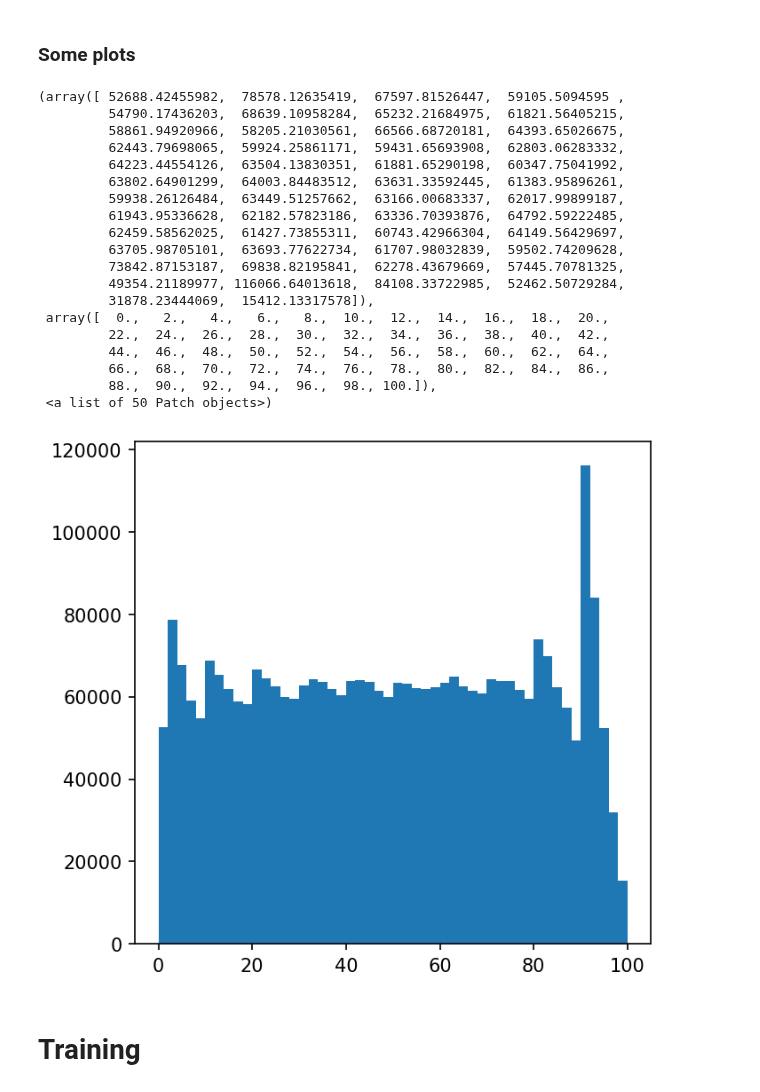
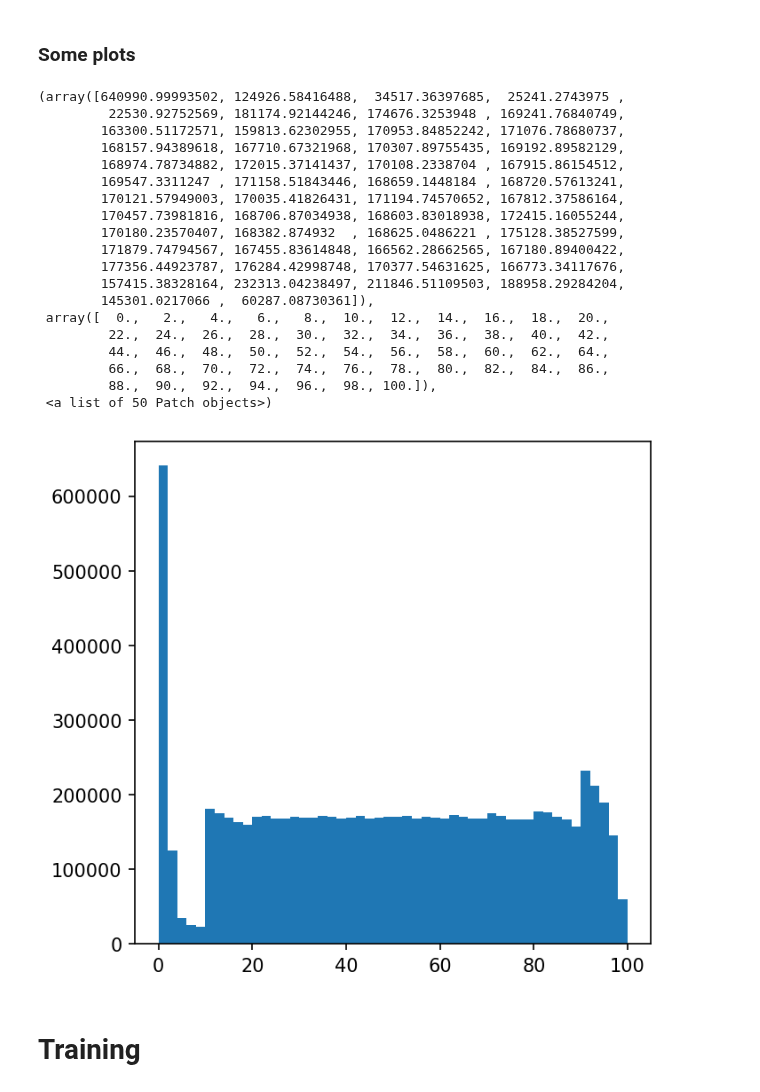
Before and after one commit to valsdav/DeepSuperCluster, a Jupyter notebook: Training/SimpleDNN_v12_allnew.ipynb, the cells around one changed output. Drawn from its saved outputs; the diff is of its cells as text; code cells hidden in the pictures.

```diff
--- a/Training/SimpleDNN_v12_allnew.ipynb
+++ b/Training/SimpleDNN_v12_allnew.ipynb
@@ -46,6 +46,7 @@ datas_ele = []
 
 i = 0
 for f in glob.glob(files_ele+"*.pkl"):
+    if i >25: continue
     d = pickle.load(open(f, "rb"))
     datas_ele.append(d[d.is_seed == False])
     i+=1
@@ -57,6 +58,7 @@ print("N events ele: ",len(data_ele))
 datas_gamma = []
 i = 0
 for f in glob.glob(files_gamma+"*.pkl"):
+    if i >25: continue
     d = pickle.load(open(f, "rb"))
     datas_gamma.append(d[d.is_seed==False])
     i+=1
@@ -237,28 +239,28 @@ X_train, X_val, y_train, y_val, w_train, w_val = train_test_split(X_scaled, y, w
 # %% [markdown]
 ### Some plots
 # %%
-plt.hist(data[data.in_scluster==True].et_seed, bins=50, weights=data[data.in_scluster==True].w, range=(0,100))
+plt.hist(data[data.in_scluster==False].et_seed, bins=50, weights=data[data.in_scluster==False].w, range=(0,100))
 # %% [output]
-(array([ 52688.42455982,  78578.12635419,  67597.81526447,  59105.5094595 ,
-         54790.17436203,  68639.10958284,  65232.21684975,  61821.56405215,
-         58861.94920966,  58205.21030561,  66566.68720181,  64393.65026675,
-         62443.79698065,  59924.25861171,  59431.65693908,  62803.06283332,
-         64223.44554126,  63504.13830351,  61881.65290198,  60347.75041992,
-         63802.64901299,  64003.84483512,  63631.33592445,  61383.95896261,
-         59938.26126484,  63449.51257662,  63166.00683337,  62017.99899187,
-         61943.95336628,  62182.57823186,  63336.70393876,  64792.59222485,
-         62459.58562025,  61427.73855311,  60743.42966304,  64149.56429697,
-         63705.98705101,  63693.77622734,  61707.98032839,  59502.74209628,
-         73842.87153187,  69838.82195841,  62278.43679669,  57445.70781325,
-         49354.21189977, 116066.64013618,  84108.33722985,  52462.50729284,
-         31878.23444069,  15412.13317578]),
+(array([640990.99993502, 124926.58416488,  34517.36397685,  25241.2743975 ,
+         22530.92752569, 181174.92144246, 174676.3253948 , 169241.76840749,
+        163300.51172571, 159813.62302955, 170953.84852242, 171076.78680737,
+        168157.94389618, 167710.67321968, 170307.89755435, 169192.89582129,
+        168974.78734882, 172015.37141437, 170108.2338704 , 167915.86154512,
+        169547.3311247 , 171158.51843446, 168659.1448184 , 168720.57613241,
+        170121.57949003, 170035.41826431, 171194.74570652, 167812.37586164,
+        170457.73981816, 168706.87034938, 168603.83018938, 172415.16055244,
+        170180.23570407, 168382.874932  , 168625.0486221 , 175128.38527599,
+        171879.74794567, 167455.83614848, 166562.28662565, 167180.89400422,
+        177356.44923787, 176284.42998748, 170377.54631625, 166773.34117676,
+        157415.38328164, 232313.04238497, 211846.51109503, 188958.29284204,
+        145301.0217066 ,  60287.08730361]),
  array([  0.,   2.,   4.,   6.,   8.,  10.,  12.,  14.,  16.,  18.,  20.,
          22.,  24.,  26.,  28.,  30.,  32.,  34.,  36.,  38.,  40.,  42.,
          44.,  46.,  48.,  50.,  52.,  54.,  56.,  58.,  60.,  62.,  64.,
          66.,  68.,  70.,  72.,  74.,  76.,  78.,  80.,  82.,  84.,  86.,
          88.,  90.,  92.,  94.,  96.,  98., 100.]),
  <a list of 50 Patch objects>)
-[figure, old version]
+[figure, new version]
 # %% [markdown]
 # Training
 # %%
```
Also changed, not shown: parts of 7 cells of this notebook.
